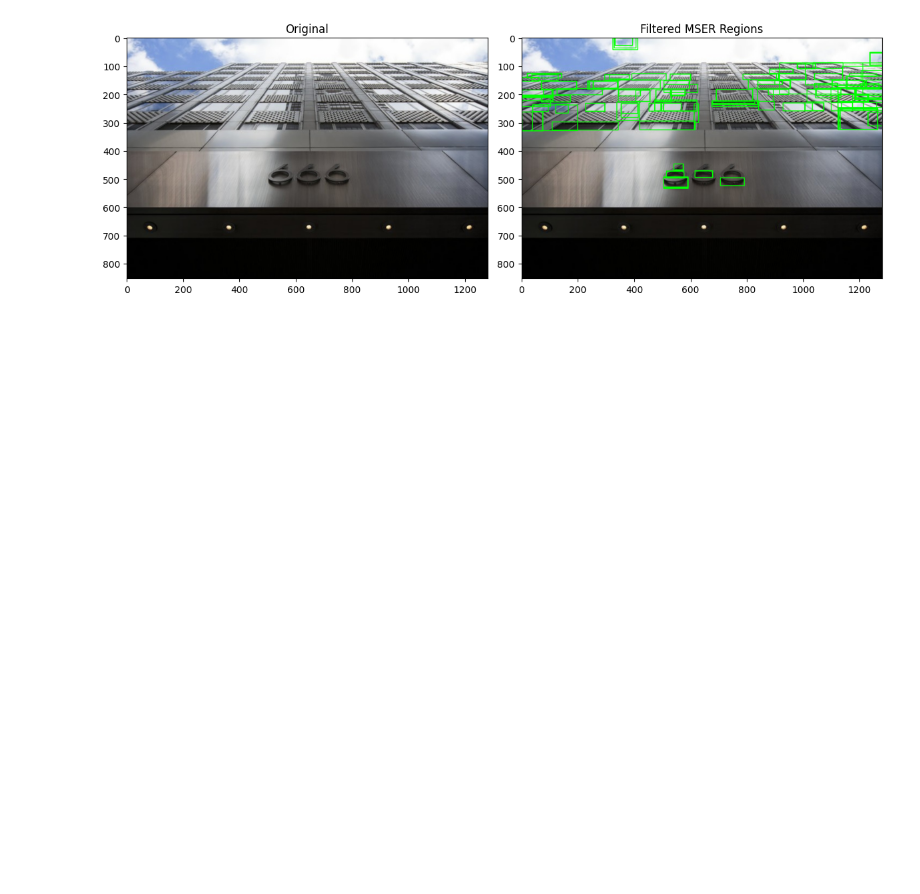
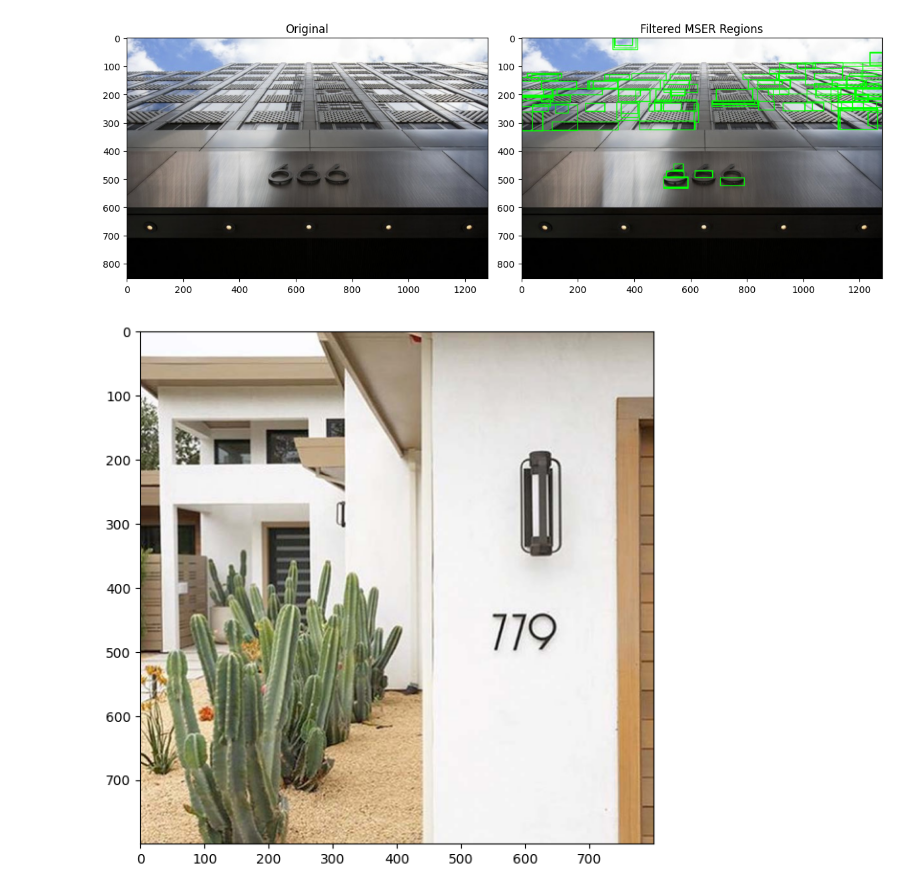
Before and after one commit to seafoodfry/ml-workspace, a Jupyter notebook: gpu-sandbox/vision/015-ocr-ish.ipynb, the cells around one changed output. Saved outputs shown, nothing was run; the diff lists cells and outputs as text; code cells hidden in the pictures; blank space fills up the shorter version.

```diff
--- a/gpu-sandbox/vision/015-ocr-ish.ipynb
+++ b/gpu-sandbox/vision/015-ocr-ish.ipynb
@@ -232,0 +237,13 @@ plt.show()
+# %%
+img = cv.imread('./cnns/img/buildings-finetune/sample1.jpg', cv.IMREAD_UNCHANGED)
+img_rgb = cv.cvtColor(img, cv.COLOR_RGB2BGR)
+img_gray = cv.cvtColor(img, cv.COLOR_RGB2GRAY)
+
+plt.figure(figsize=(6, 6))
+
+plt.imshow(img_rgb)
+
+plt.tight_layout()
+plt.show()
+# %% [output]
+[figure, added]
```
Also changed, not shown: parts of 8 cells of this notebook, 1 other file.
